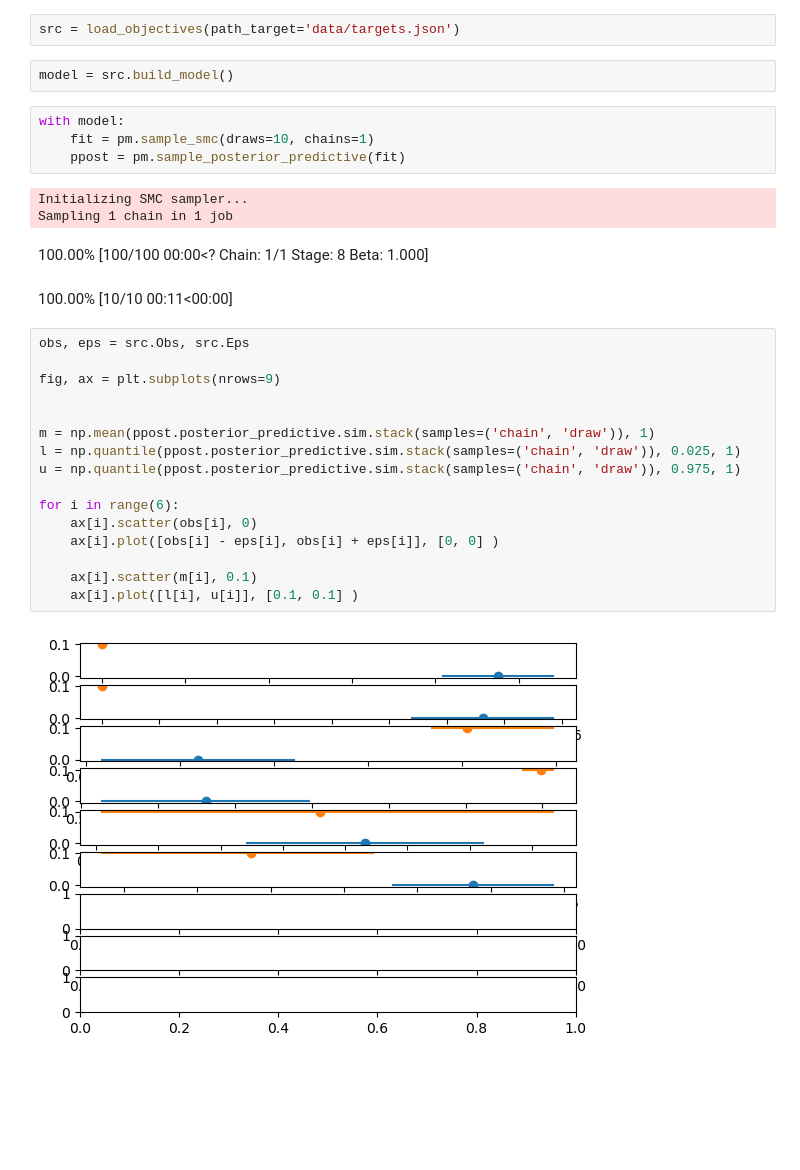
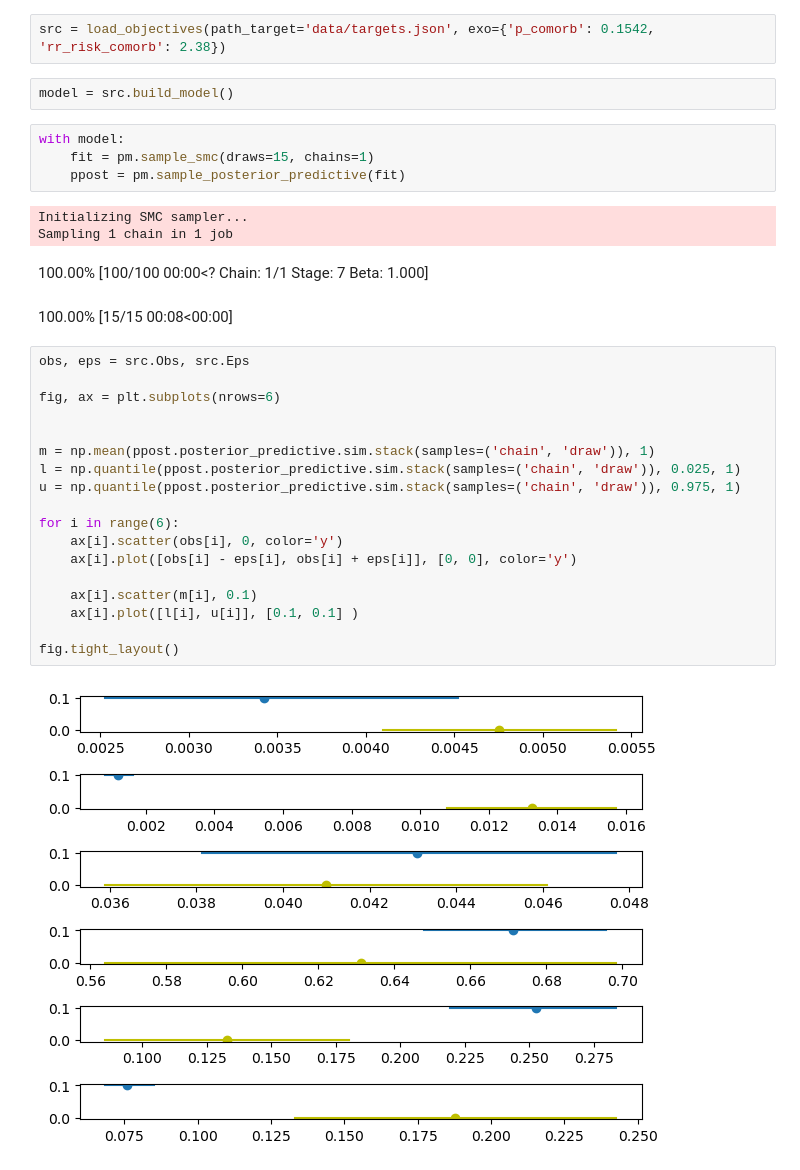
Before and after one commit to TimeWz667/IndTB_ACF, a Jupyter notebook: notebooks/1_Test_Run.ipynb, the cells around one changed output. Saved outputs shown, nothing was run; the diff lists cells and outputs as text; blank space fills up the shorter version.

```diff
--- a/notebooks/1_Test_Run.ipynb
+++ b/notebooks/1_Test_Run.ipynb
@@ -42,33 +43,35 @@ targets
 | 7 | PrSpPreCS | 0.389226 | 0.222222 | 0.555556 |
 | 8 | PrSpExCS | 0.379036 | 0.200000 | 0.566667 |
 # %%
-src = load_objectives(path_target='data/targets.json')
+src = load_objectives(path_target='data/targets.json', exo={'p_comorb': 0.1542, 'rr_risk_comorb': 2.38})
 # %%
 model = src.build_model()
 # %%
 with model:
-    fit = pm.sample_smc(draws=10, chains=1)
+    fit = pm.sample_smc(draws=15, chains=1)
     ppost = pm.sample_posterior_predictive(fit)
 # %% [output]
 Initializing SMC sampler...
 Sampling 1 chain in 1 job
-100.00% [100/100 00:00<? Chain: 1/1 Stage: 8 Beta: 1.000]
+100.00% [100/100 00:00<? Chain: 1/1 Stage: 7 Beta: 1.000]
-100.00% [10/10 00:11<00:00]
+100.00% [15/15 00:08<00:00]
 # %%
 obs, eps = src.Obs, src.Eps
 
-fig, ax = plt.subplots(nrows=9)
+fig, ax = plt.subplots(nrows=6)
 
 
 m = np.mean(ppost.posterior_predictive.sim.stack(samples=('chain', 'draw')), 1)
 l = np.quantile(ppost.posterior_predictive.sim.stack(samples=('chain', 'draw')), 0.025, 1)
 u = np.quantile(ppost.posterior_predictive.sim.stack(samples=('chain', 'draw')), 0.975, 1)
 
 for i in range(6):
-    ax[i].scatter(obs[i], 0)
-    ax[i].plot([obs[i] - eps[i], obs[i] + eps[i]], [0, 0] )
+    ax[i].scatter(obs[i], 0, color='y')
+    ax[i].plot([obs[i] - eps[i], obs[i] + eps[i]], [0, 0], color='y')
 
     ax[i].scatter(m[i], 0.1)
     ax[i].plot([l[i], u[i]], [0.1, 0.1] )
+
+fig.tight_layout()
 # %% [output]
-[figure, old version]
+[figure, new version]
```
Also changed, not shown: parts of 5 cells of this notebook, 31 other files.
